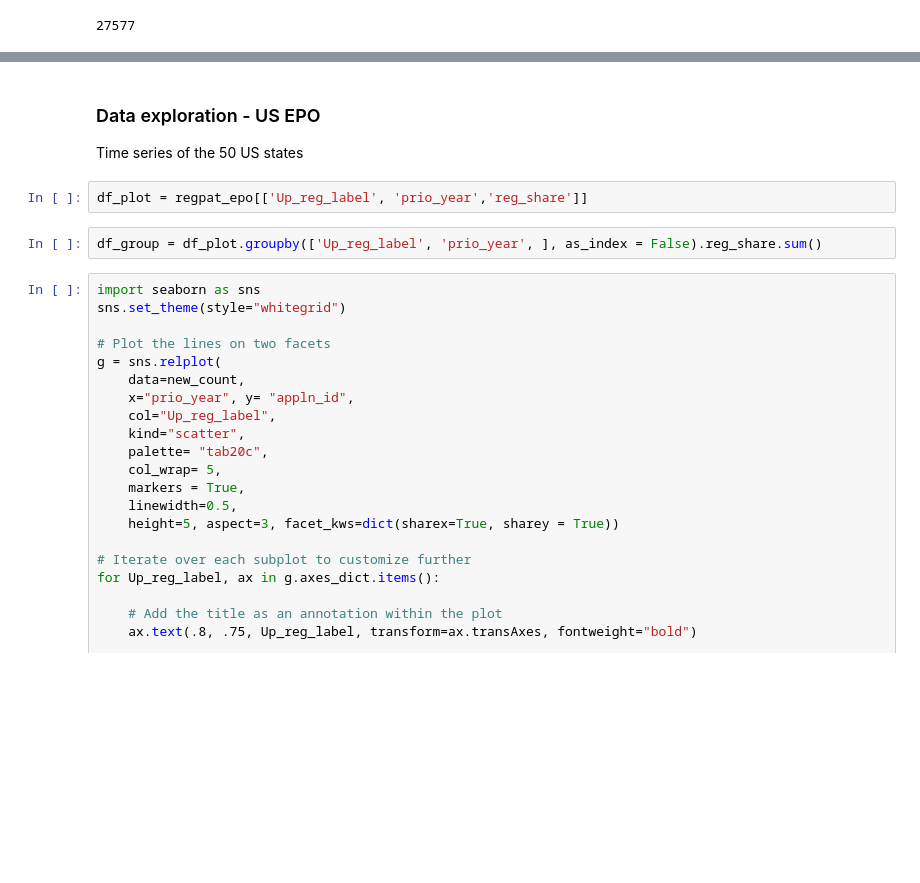
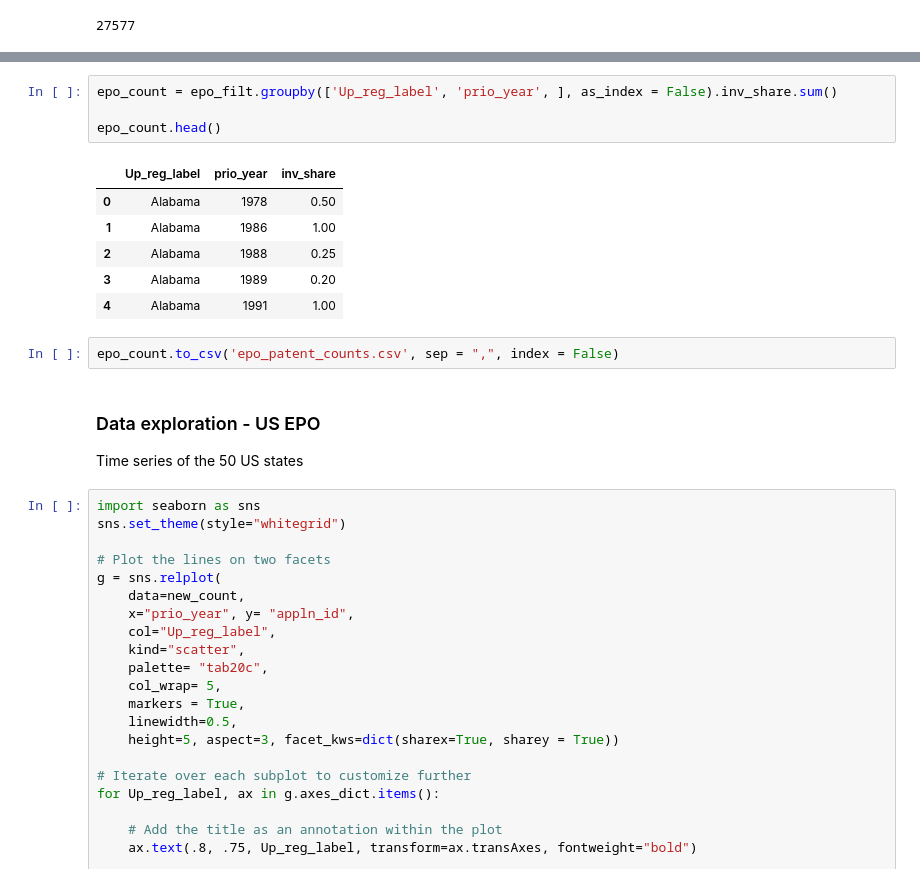
Before and after one commit to lauramenicacci/patent_breakdetection, a Jupyter notebook: REGPAT_scoping.ipynb, the cells around one changed output, grey strips where cells are left out. Cells and saved outputs as stored; diff of their text form; blank space fills up the shorter version.

```diff
--- a/REGPAT_scoping.ipynb
+++ b/REGPAT_scoping.ipynb
@@ -106,11 +128,20 @@ regpat_epo.to_csv('epo_regpat_agg.csv', sep = ',')
+# %%
+epo_count = epo_filt.groupby(['Up_reg_label', 'prio_year', ], as_index = False).inv_share.sum()
+
+epo_count.head()
+# %% [output]
+|  | Up_reg_label | prio_year | inv_share |
+| 0 | Alabama | 1978 | 0.50 |
+| 1 | Alabama | 1986 | 1.00 |
+| 2 | Alabama | 1988 | 0.25 |
+| 3 | Alabama | 1989 | 0.20 |
+| 4 | Alabama | 1991 | 1.00 |
+# %%
+epo_count.to_csv('epo_patent_counts.csv', sep = ",", index = False)
 # %% [markdown]
 ### Data exploration - US EPO
 
 Time series of the 50 US states
-# %%
-df_plot = regpat_epo[['Up_reg_label', 'prio_year','reg_share']]
-# %%
-df_group = df_plot.groupby(['Up_reg_label', 'prio_year', ], as_index = False).reg_share.sum()
 # %%
 import seaborn as sns
 sns.set_theme(style="whitegrid")
```
Also changed, not shown: parts of 13 cells of this notebook.
